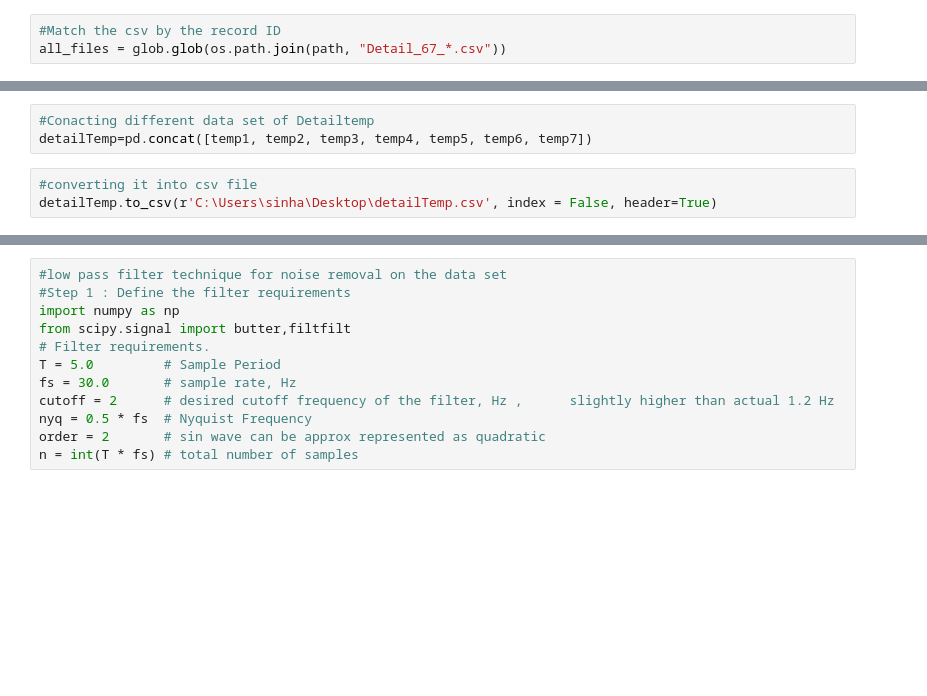
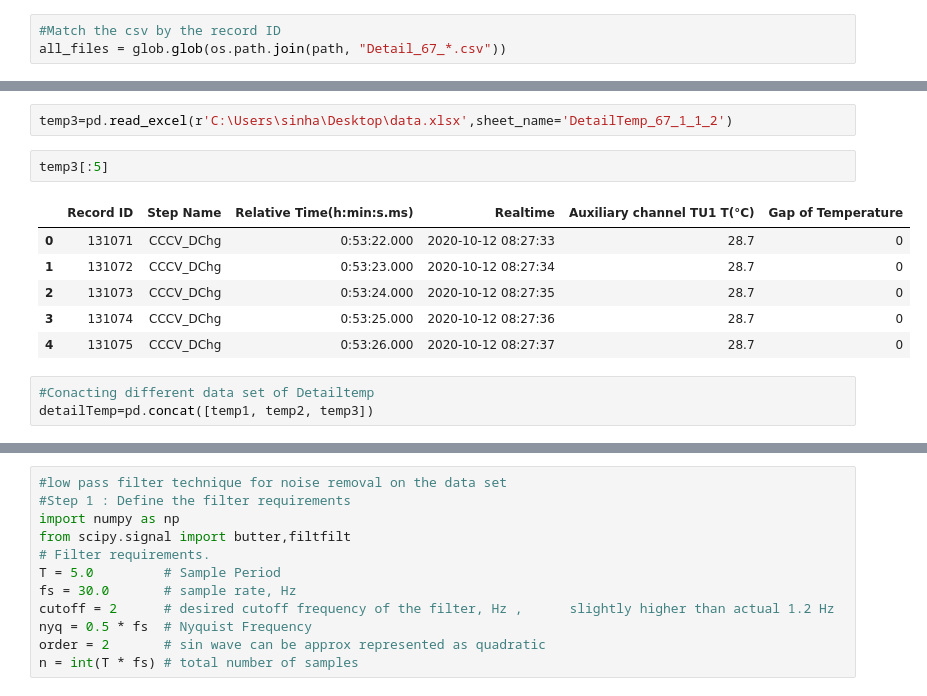
Before and after one commit to 121ananya/Numan_task, a Jupyter notebook: numan.ipynb, the cells around one changed output, grey strips where cells are left out. Cells and saved outputs as stored; diff of their text form; blank space fills up the shorter version.

```diff
--- a/numan.ipynb
+++ b/numan.ipynb
@@ -114,8 +144,16 @@ temp7=pd.read_excel(r'C:\Users\sinha\Desktop\data_1.xlsx',sheet_name='DetailTemp
+# %%
+temp3=pd.read_excel(r'C:\Users\sinha\Desktop\data.xlsx',sheet_name='DetailTemp_67_1_1_2')
+# %%
+temp3[:5]
+# %% [output]
+|  | Record ID | Step Name | Relative Time(h:min:s.ms) | Realtime | Auxiliary channel TU1 T(°C) | Gap of Temperature |
+| 0 | 131071 | CCCV_DChg | 0:53:22.000 | 2020-10-12 08:27:33 | 28.7 | 0 |
+| 1 | 131072 | CCCV_DChg | 0:53:23.000 | 2020-10-12 08:27:34 | 28.7 | 0 |
+| 2 | 131073 | CCCV_DChg | 0:53:24.000 | 2020-10-12 08:27:35 | 28.7 | 0 |
+| 3 | 131074 | CCCV_DChg | 0:53:25.000 | 2020-10-12 08:27:36 | 28.7 | 0 |
+| 4 | 131075 | CCCV_DChg | 0:53:26.000 | 2020-10-12 08:27:37 | 28.7 | 0 |
 # %%
 #Conacting different data set of Detailtemp
-detailTemp=pd.concat([temp1, temp2, temp3, temp4, temp5, temp6, temp7])
+detailTemp=pd.concat([temp1, temp2, temp3])
-# %%
-#converting it into csv file
-detailTemp.to_csv(r'C:\Users\sinha\Desktop\detailTemp.csv', index = False, header=True)
 # %%
 detailTemp[:6]
```
Also changed, not shown: parts of 12 cells of this notebook.
